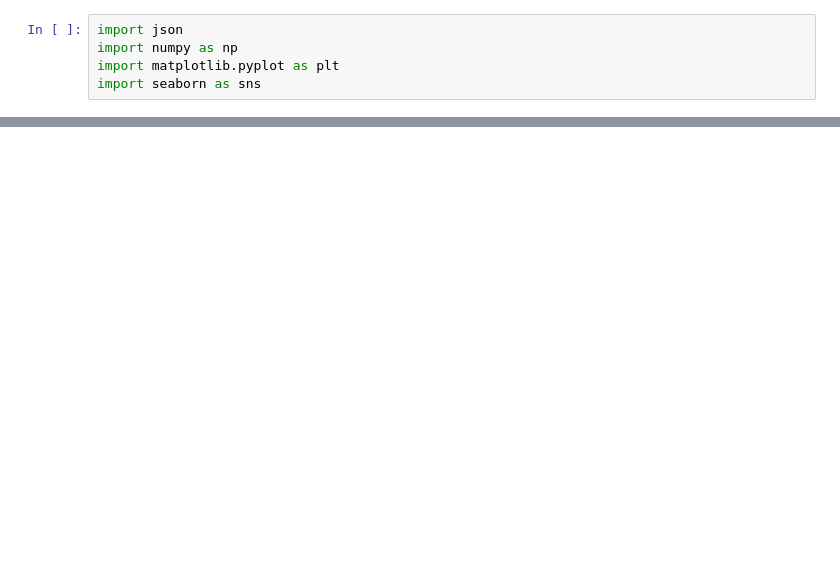
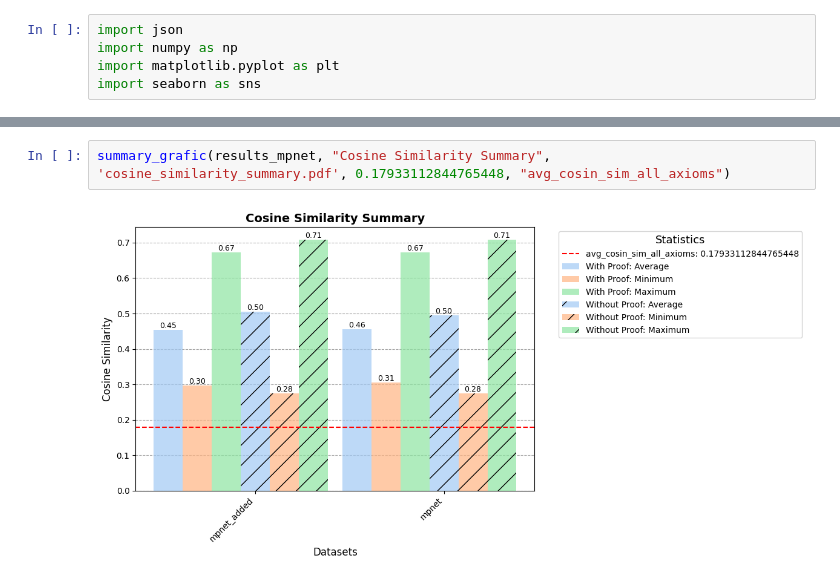
Before and after one commit to BigTeddyRush/further-work-of-seven, a Jupyter notebook: results_thesis/evaluate_cosin.ipynb, the cells around one changed output, grey strips where cells are left out. Cells and saved outputs as stored; diff of their text form; blank space fills up the shorter version.

```diff
--- a/results_thesis/evaluate_cosin.ipynb
+++ b/results_thesis/evaluate_cosin.ipynb
@@ -195,0 +214,4 @@ summary_grafic(results, "Cosine Similarity Summary", 'cosine_similarity_summary.
+# %%
+summary_grafic(results_mpnet, "Cosine Similarity Summary", 'cosine_similarity_summary.pdf', 0.17933112844765448, "avg_cosin_sim_all_axioms")
+# %% [output]
+[figure, added]
```
Also changed, not shown: parts of 5 cells of this notebook, 7 other files.
